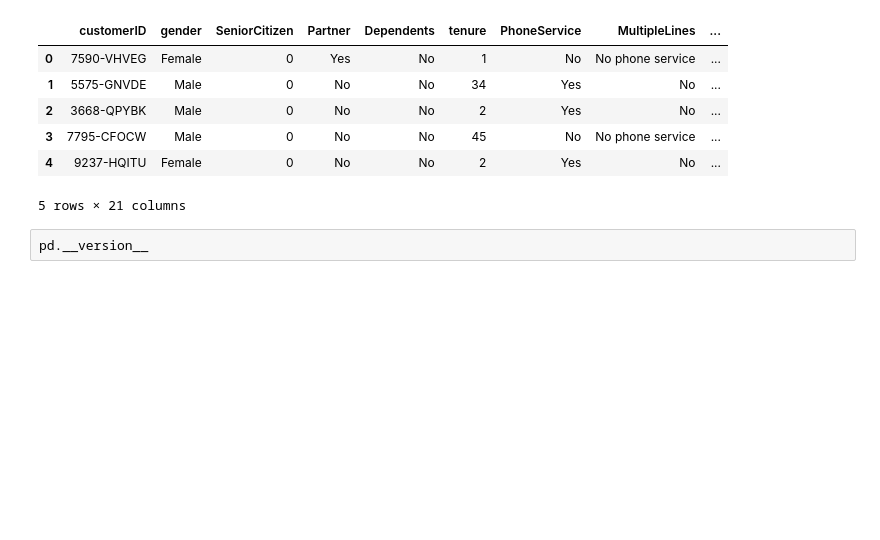
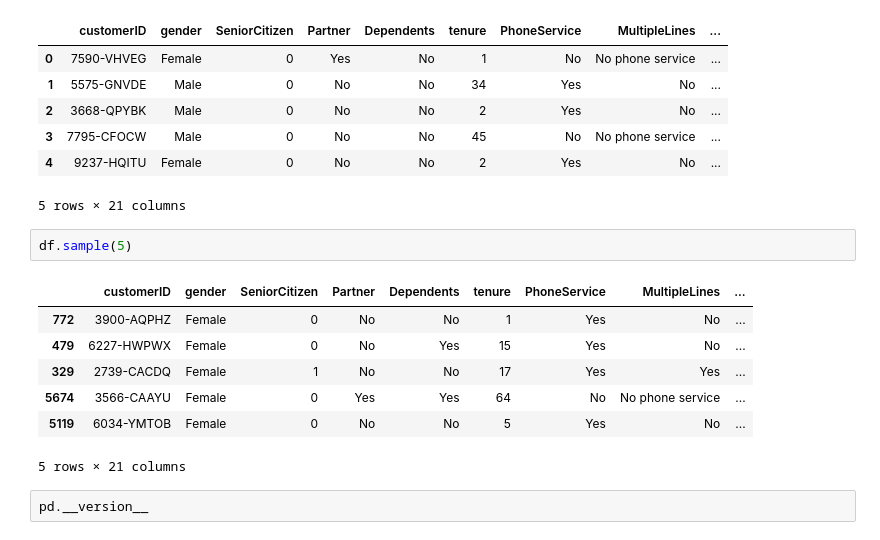
Before and after one commit to masendhy/basic_plot, a Jupyter notebook: basic_plot.ipynb, the cells around one changed output. Saved outputs shown, nothing was run; the diff lists cells and outputs as text; blank space fills up the shorter version.

Commit message:
add sample

```diff
--- a/basic_plot.ipynb
+++ b/basic_plot.ipynb
@@ -16,6 +16,16 @@ df.head()
 | 3 | 7795-CFOCW | Male | 0 | No | No | 45 | No | No phone service | ... |
 | 4 | 9237-HQITU | Female | 0 | No | No | 2 | Yes | No | ... |
 5 rows × 21 columns
+# %%
+df.sample(5)
+# %% [output]
+|  | customerID | gender | SeniorCitizen | Partner | Dependents | tenure | PhoneService | MultipleLines | ... |
+| 772 | 3900-AQPHZ | Female | 0 | No | No | 1 | Yes | No | ... |
+| 479 | 6227-HWPWX | Female | 0 | No | Yes | 15 | Yes | No | ... |
+| 329 | 2739-CACDQ | Female | 1 | No | No | 17 | Yes | Yes | ... |
+| 5674 | 3566-CAAYU | Female | 0 | Yes | Yes | 64 | No | No phone service | ... |
+| 5119 | 6034-YMTOB | Female | 0 | No | No | 5 | Yes | No | ... |
+5 rows × 21 columns
 # %%
 pd.__version__
 # %% [output]
```
